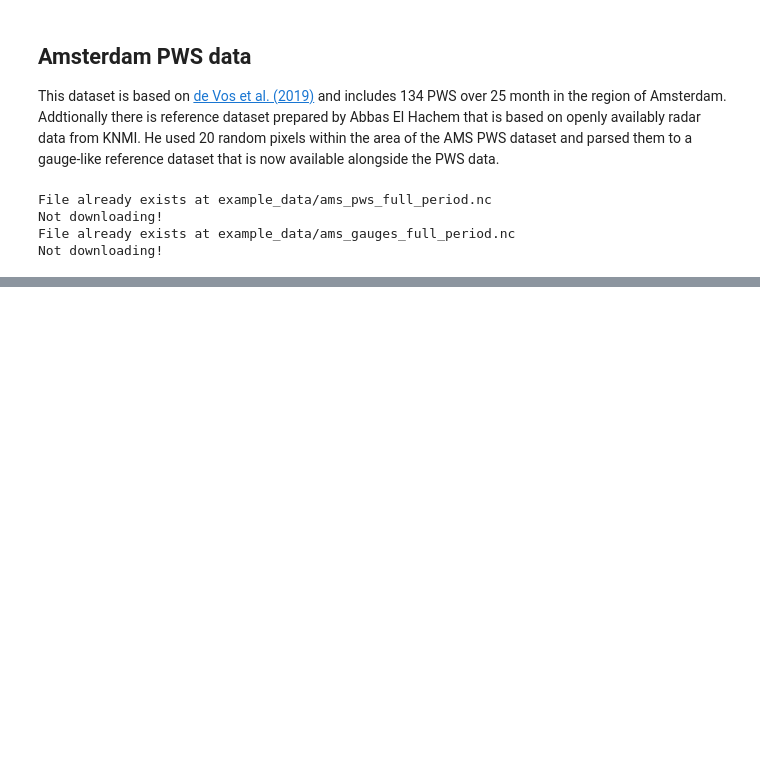
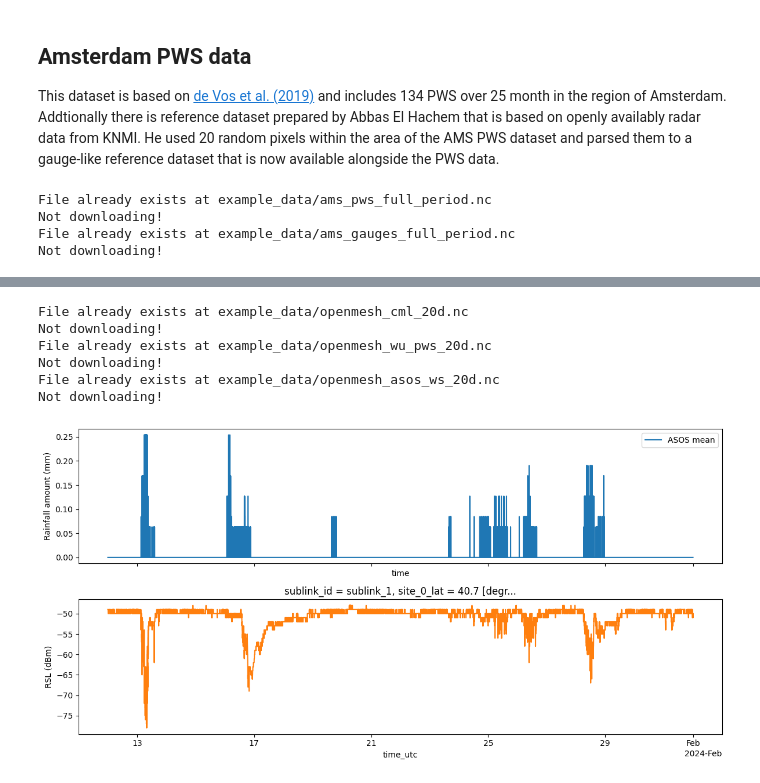
Before and after one commit to OpenSenseAction/poligrain, a Jupyter notebook: docs/notebooks/Explore_example_data.ipynb, the cells around one changed output, grey strips where cells are left out. Drawn from its saved outputs; the diff is of its cells as text; code cells hidden in the pictures; blank space fills up the shorter version.

```diff
--- a/docs/notebooks/Explore_example_data.ipynb
+++ b/docs/notebooks/Explore_example_data.ipynb
@@ -167,0 +215,27 @@ plt.legend()
+# %%
+(ds_cmls, ds_pws, ds_asos) = plg.example_data.load_openmesh(
+    data_dir="example_data", subset="20d"
+)
+# %% [output]
+File already exists at example_data/openmesh_cml_20d.nc
+Not downloading!
+File already exists at example_data/openmesh_wu_pws_20d.nc
+Not downloading!
+File already exists at example_data/openmesh_asos_ws_20d.nc
+Not downloading!
+# %%
+fig, (ax1, ax2) = plt.subplots(2, 1, figsize=(12, 6), sharex=True)
+
+# Top: mean PWS and ASOS rainfall over time
+# ds_pws.rainfall_amount.mean(dim="id").plot(ax=ax1, label="PWS mean")
+ds_asos.rainfall_amount.mean(dim="id").plot(ax=ax1, label="ASOS mean")
+ax1.set_ylabel("Rainfall amount (mm)")
+ax1.legend()
+
+# Bottom: CML RSL for first link, first sublink
+ds_cmls.isel(cml_id=0, sublink_id=0).rsl.plot(ax=ax2, color="tab:orange")
+ax2.set_ylabel("RSL (dBm)")
+
+plt.tight_layout()
+# %% [output]
+[figure, added]
```
Also changed, not shown: parts of 8 cells of this notebook, 3 other files.
